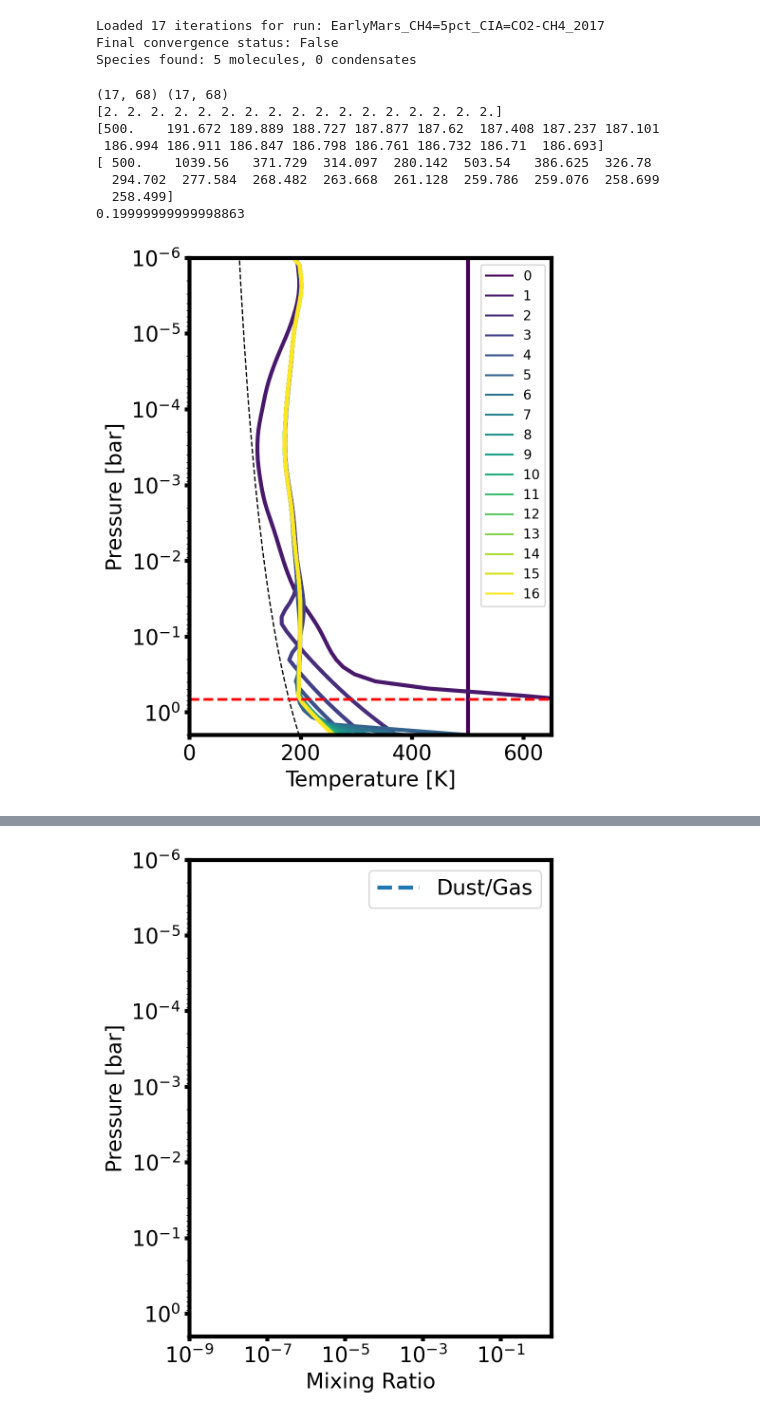
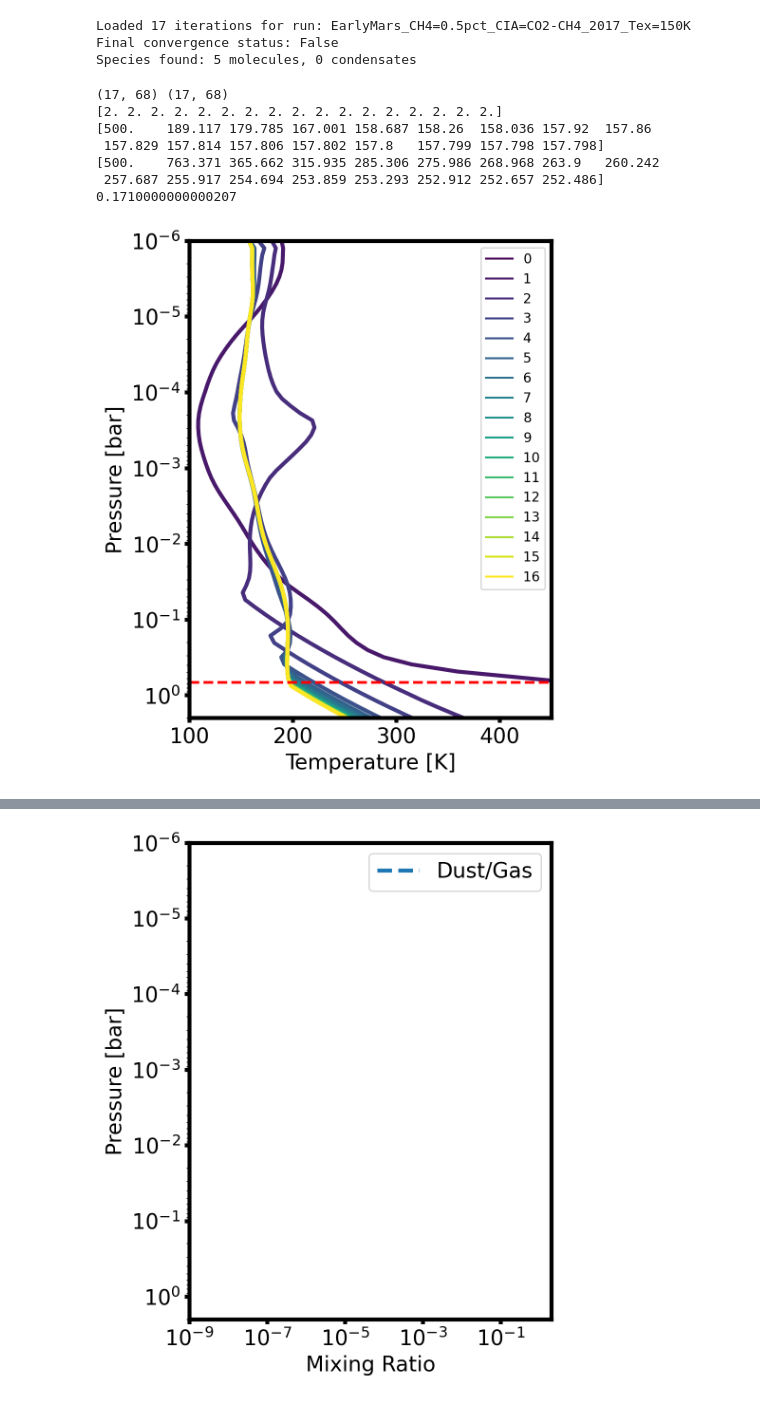
Before and after one commit to DavidDahlbudding/chelio, a Jupyter notebook: analyze/1_IndividualRun.ipynb, the cells around one changed output, grey strips where cells are left out. Saved outputs shown, nothing was run; the diff lists cells and outputs as text; code cells hidden in the pictures.

```diff
--- a/analyze/1_IndividualRun.ipynb
+++ b/analyze/1_IndividualRun.ipynb
@@ -16,7 +16,7 @@ from mixfile_utils import p_sat
 # Load a single simulation run
 # All data loading, parsing, and iteration handling is done by ChelioRun.
 output_folder = "../output/EarlyMars_CIA_comparison/"
-run_name = "EarlyMars_CH4=5pct_CIA=CO2-CH4_2017"
+run_name = "EarlyMars_CH4=0.5pct_CIA=CO2-CH4_2017_Tex=150K"
 #run_name = "Earth_Tint=150K_Psurf=10bar_aH=1.0_aC=0.1_aO=0.01_aN=1.0"
 #run_name = "Earth_P0=1e8_Tint=50_CplusO=1e-2_CtoO=0.59"
 #run_name = "test"
@@ -30,7 +30,7 @@ print(f"Loaded {run.num_iterations_read} iterations for run: {run.run_name}")
 print(f"Final convergence status: {run.final_convergence_status}")
 print(f"Species found: {run.n_mol} molecules, {run.n_dust} condensates")
 # %% [output]
-Loaded 17 iterations for run: EarlyMars_CH4=5pct_CIA=CO2-CH4_2017
+Loaded 17 iterations for run: EarlyMars_CH4=0.5pct_CIA=CO2-CH4_2017_Tex=150K
 Final convergence status: False
 Species found: 5 molecules, 0 condensates
 # %%
@@ -78,7 +78,7 @@ plot_all_iteration_profiles(
     legend = True
 )
 
-ax.set_xlim(0, 650)
+ax.set_xlim(100, 450)
 
 # Add the RCB line using the dedicated function
 plot_rcb_height(run, ax=ax, color='red', linestyle='--', linewidth=2, label='RCB')
@@ -87,43 +87,42 @@ plot_rcb_height(run, ax=ax, color='red', linestyle='--', linewidth=2, label='RCB
 ax.set_ylim(np.nanmax(run.pressures_bar), np.nanmin(run.pressures_bar))
 #ax.set_ylim(np.nanmax(run.pressures_bar), 1e0)
 ax.set_title(run.run_name.replace("_", ", "))
 
 # turn on preferred options
 #set_white(ax)
 increase_size(ax, linewidth=3, fontsize=16, legendcols=2, legendloc='no')
 ax.set_title('')
 plt.tight_layout()
 #plt.savefig(f"images/JulyPoster/TPevolution_{run_name}.svg", format="svg", transparent=True)
 
 # insert the saturation vapor pressure of choice for reference
-T_sample = np.linspace(0, 650, 100)
-p_sat_sample = p_sat(T_sample, 'CO2')*1e-6 # convert from dyn/cm^2 to bar
-ax.plot(T_sample, p_sat_sample, color='black', linestyle='--', linewidth=1, label='CO2 saturation pressure', zorder=0)
+#T_sample = np.linspace(0, 650, 100)
+#p_sat_sample = p_sat(T_sample, 'CO2')*1e-6 # convert from dyn/cm^2 to bar
+#ax.plot(T_sample, p_sat_sample, color='black', linestyle='--', linewidth=1, label='CO2 saturation pressure', zorder=0)
 
 if False:
     t_min = float(np.nanmin(run.temperatures_K[-1,:])) * 0.9
     t_max = float(np.nanmax(run.temperatures_K[-1,:])) * 1.1
     if not np.isfinite(t_min) or not np.isfinite(t_max):
         raise ValueError("Temperature profile contains non-finite values")
     if t_max < t_min:
         t_min, t_max = t_max, t_min
     n_intervals = int(np.ceil(max(t_max - t_min, 0.0) / 20))
     n_intervals = max(n_intervals, 1)
     t_grid = np.linspace(t_min, t_max, n_intervals + 1)
     plt.vlines(t_grid, np.nanmin(run.pressures_bar), np.nanmax(run.pressures_bar), colors='gray', linewidth=0.5)
     plt.hlines(run.pressures_bar[-1,:], t_min, t_max, colors='gray', linewidth=0.5)
 
 plt.show()
 # %% [output]
 (17, 68) (17, 68)
 [2. 2. 2. 2. 2. 2. 2. 2. 2. 2. 2. 2. 2. 2. 2. 2. 2.]
-[500.    191.672 189.889 188.727 187.877 187.62  187.408 187.237 187.101
- 186.994 186.911 186.847 186.798 186.761 186.732 186.71  186.693]
-[ 500.    1039.56   371.729  314.097  280.142  503.54   386.625  326.78
-  294.702  277.584  268.482  263.668  261.128  259.786  259.076  258.699
-  258.499]
-0.19999999999998863
+[500.    189.117 179.785 167.001 158.687 158.26  158.036 157.92  157.86
+ 157.829 157.814 157.806 157.802 157.8   157.799 157.798 157.798]
+[500.    763.371 365.662 315.935 285.306 275.986 268.968 263.9   260.242
+ 257.687 255.917 254.694 253.859 253.293 252.912 252.657 252.486]
+0.1710000000000207
-[figure, old version]
+[figure, new version]
 # %%
 # Plot molecular mixing ratios for the final converged step
 i = -1
```
Also changed, not shown: parts of 2 cells of this notebook, 3 other files.
